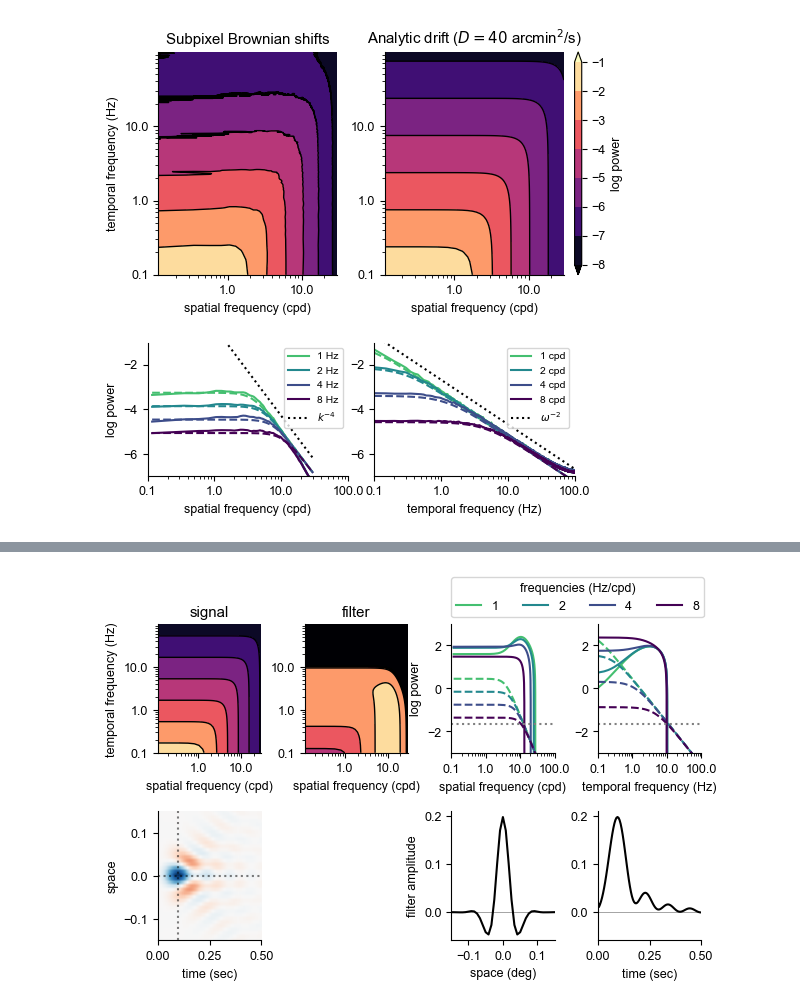
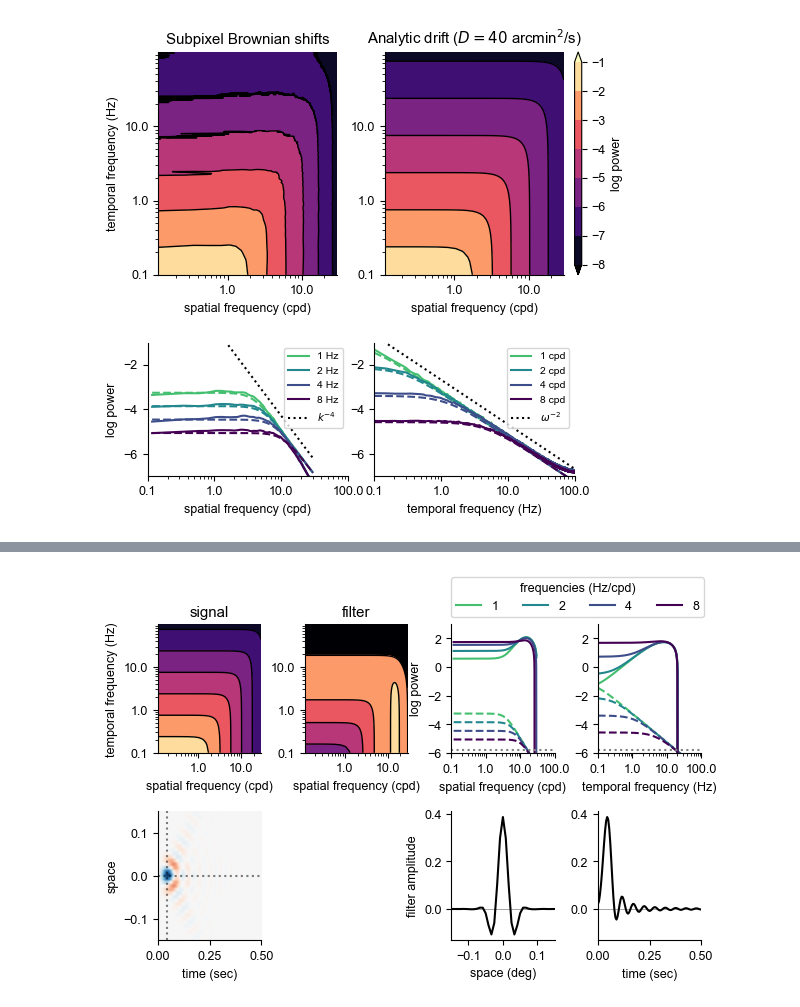
Before and after one commit to Yates-Lab/efficient-coding-drift-spectrum, a Jupyter notebook: scripts/moving_retina_2.ipynb, the cells around one changed output, grey strips where cells are left out. Drawn from its saved outputs; the diff is of its cells as text; code cells hidden in the pictures.

```diff
--- a/scripts/moving_retina_2.ipynb
+++ b/scripts/moving_retina_2.ipynb
@@ -317,5 +321,8 @@ fig,ax = plt.subplots(figsize=(hw,0.666*hw))
 ax.plot(temporal_costs,D_opts)
 ax.set_xlabel("temporal smoothness penalty $\eta$")
 ax.set_ylabel("optimal diffusion constant\n(arcmin$^2$/s)")
+ax.set_xscale("log")
+ax.set_yscale("log")
+ax.grid(True)
 fig.savefig("../results/optimal_diffusion_constant_vs_temporal_cost.pdf",bbox_inches="tight")
 # %% [output]
@@ -436,8 +443,8 @@ Cx, v_opt, MI = mutual_information(
     tf,
     weights,
     D_deg,
-    input_noise_psd,
-    sigma_out,
+    N_in,
+    N_out,
     alpha,
     c=temporal_cost,
     temporal_cost_function=temporal_cost_function
@@ -561,11 +568,10 @@ levels = np.arange(
     1
 )
 filter_levels = np.arange(
-    np.floor(np.nanmin([plot_filter.min()])),
+    -4, # np.floor(np.nanmin([plot_filter.min()])),
     np.ceil(np.nanmax([plot_filter.max()])) + 1,
     1
 )
-filter_levels = levels# np.arange(-1,5)
 
 fig = plt.figure(figsize=(fw, fw))
 g = fig.add_gridspec(2, 4, height_ratios=[1, 0.6], hspace=0.38, wspace=0.3)
@@ -635,8 +641,8 @@ for ax in [ax_filter, ax_analytic]:
 for ax in [ax_temporal, ax_spatial]:
     ax.spines["top"].set_visible(False)
     ax.spines["right"].set_visible(False)
-    ax.axhline(input_noise_psd,color="grey",linestyle=":")
-    # ax.set_ylim([-3,3])
+    ax.axhline(np.log10(N_in),color="grey",linestyle=":")
+    ax.set_ylim([-6,3])
 
 cax = inset_axes(
     ax_analytic,
@@ -648,6 +654,18 @@ cax = inset_axes(
     borderpad=0,
 )
 fig.colorbar(c_analytic, cax=cax, label=r"$\log_{10}(\mathrm{power})$")
+
+
+cax = inset_axes(
+    ax_filter,
+    width="4%",
+    height="100%",
+    loc="lower left",
+    bbox_to_anchor=(1.06, 0, 1, 1),
+    bbox_transform=ax_filter.transAxes,
+    borderpad=0,
+)
+fig.colorbar(c_filter, cax=cax, label=r"$\log_{10}(\mathrm{power})$")
 # cax = inset_axes(
 #     ax_filter,
 #     width="4%",
@@ -683,15 +685,6 @@ plot_filter = np.log10(np.clip(v_opt, 1e-12, None))[np.ix_(sf_mask, tf_mask)]
 max_time = 0.5
 max_space = 0.15
 
-levels = np.arange(
-    np.floor(np.nanmin([plot_subpix.min(), plot_analytic.min()])),
-    np.ceil(np.nanmax([plot_subpix.max(), plot_analytic.max()])) + 1,
-)
-filter_levels = np.arange(
-    np.floor(np.nanmin([plot_filter.min()])),
-    np.ceil(np.nanmax([plot_filter.max()])) + 1,
-)
-filter_levels = levels # np.arange(-1,5)
 
 fig = plt.figure(figsize=(fw, 1.2*hw))
 g = fig.add_gridspec(2, 4, hspace=0.45, wspace=0.42)
@@ -780,36 +773,36 @@ ax_spatial.set(
 )
 
 # ax_temporal.legend()
 ax_spatial.legend(ncol=4, loc=(0.0,1.05),title="frequencies (Hz/cpd)")
 ax_temporal.set_xlim(ylim)
 ax_spatial.set_xlim(xlim)
 
 f = ScalarFormatter()
 f.set_scientific(False)
 f.set_useOffset(False)
 for ax in [ax_filter, ax_temporal, ax_spatial,ax_signal]:
     ax.xaxis.set_major_formatter(f)
 for ax in [ax_filter,ax_signal]:
     ax.yaxis.set_major_formatter(f)
 for ax in [ax_temporal, ax_spatial]:
     ax.spines["top"].set_visible(False)
     ax.spines["right"].set_visible(False)
-    ax.axhline(np.log10(sigma_in**2),color="grey",linestyle=":")
-    ax.set_ylim([-3,3])
+    ax.axhline(np.log10(N_in),color="grey",linestyle=":")
+    ax.set_ylim([-6,3])
 
 cax = inset_axes(
     ax_analytic,
     width="4%",
     height="100%",
     loc="lower left",
     bbox_to_anchor=(1.06, 0, 1, 1),
     bbox_transform=ax_analytic.transAxes,
     borderpad=0,
 )
 fig.colorbar(c_analytic, cax=cax, label=r"log power")
 plt.savefig("../results/optimal_filter.pdf")
 # %% [output]
-[figure, old version]
+[figure, new version]
 # %%
 def plot_matrix():
 
```
Also changed, not shown: parts of 12 cells of this notebook.
